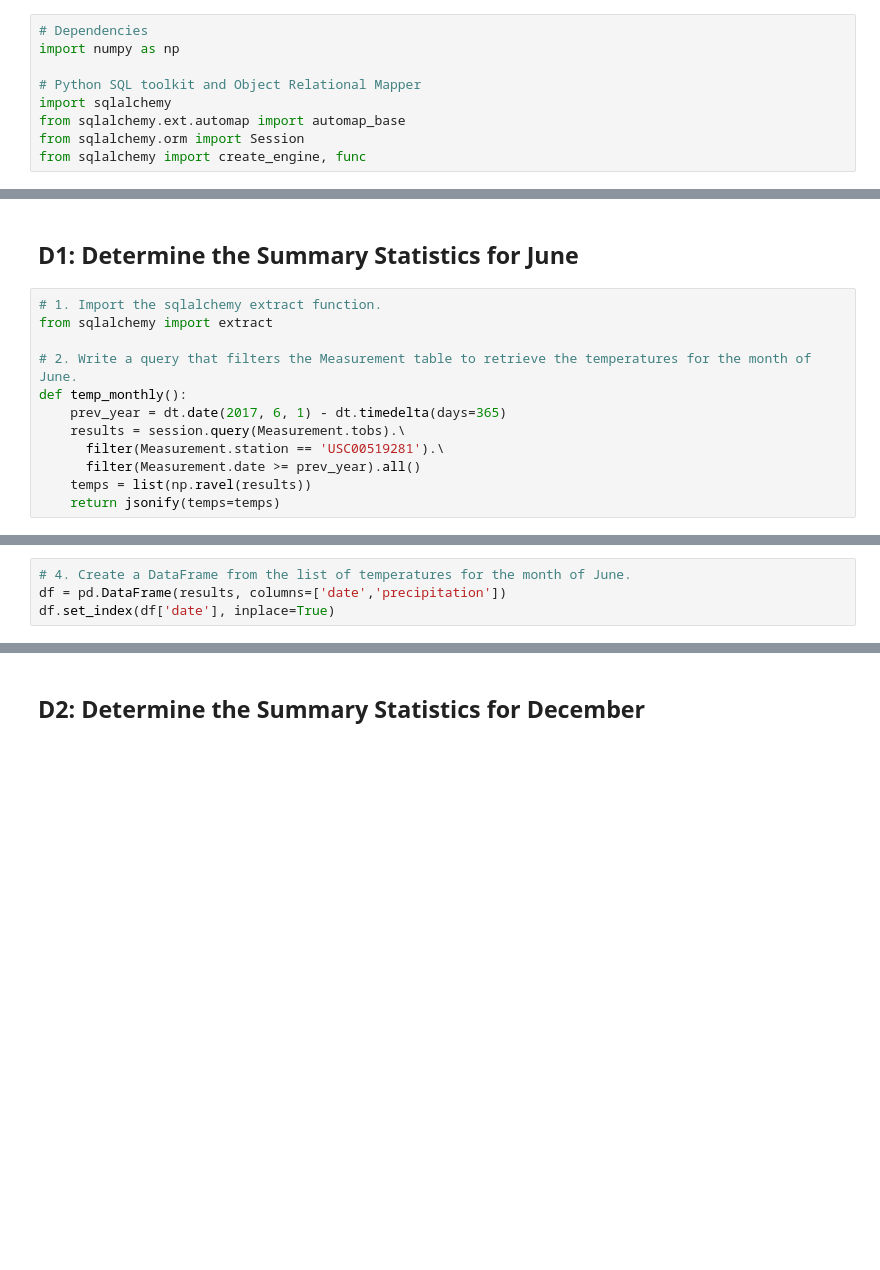
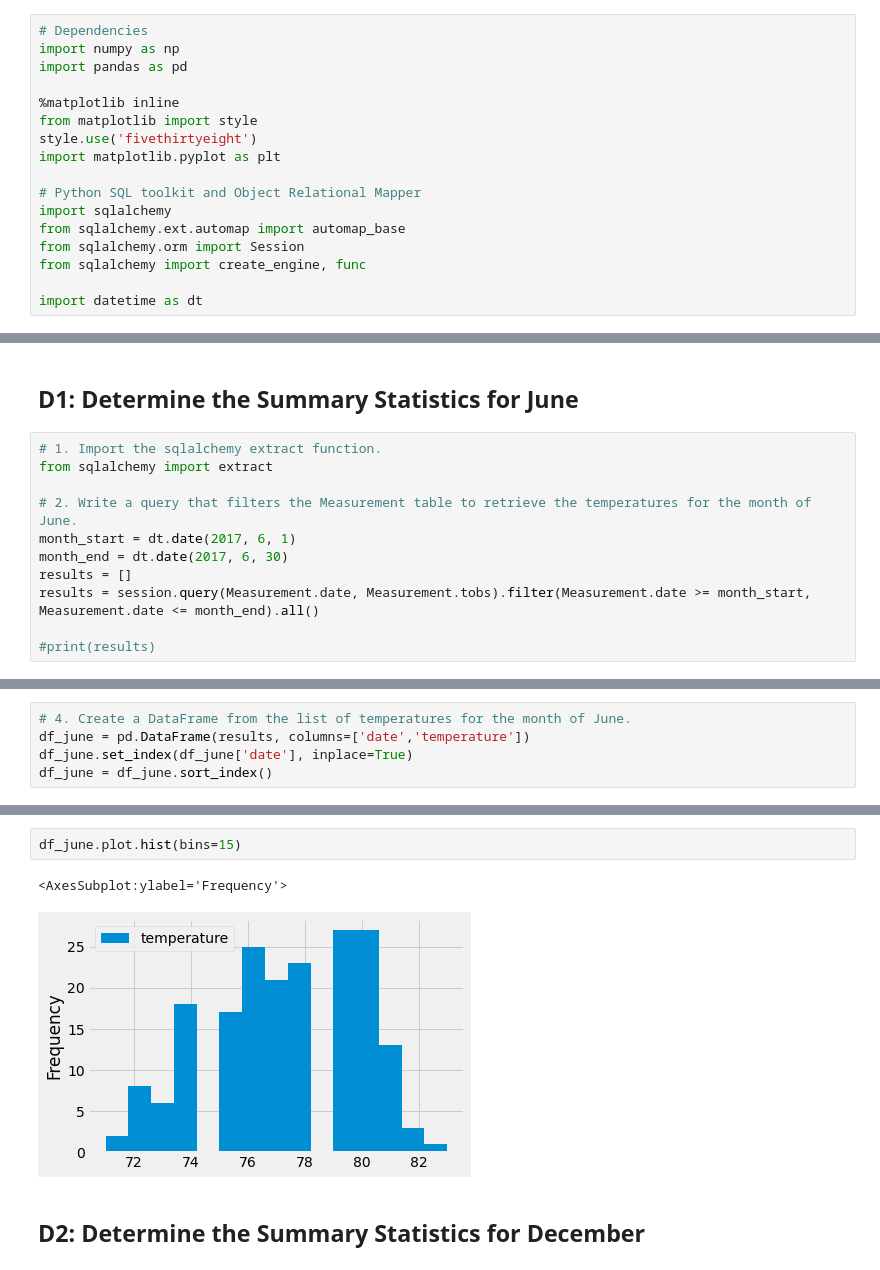
Before and after one commit to kimconrad/surfs-up, a Jupyter notebook: surfs_up_challenge.ipynb, the cells around one changed output, grey strips where cells are left out. Saved outputs shown, nothing was run; the diff lists cells and outputs as text; blank space fills up the shorter version.

```diff
--- a/surfs_up_challenge.ipynb
+++ b/surfs_up_challenge.ipynb
@@ -1,12 +1,20 @@
 # %%
 # Dependencies
 import numpy as np
+import pandas as pd
+
+%matplotlib inline
+from matplotlib import style
+style.use('fivethirtyeight')
+import matplotlib.pyplot as plt
 
 # Python SQL toolkit and Object Relational Mapper
 import sqlalchemy
 from sqlalchemy.ext.automap import automap_base
 from sqlalchemy.orm import Session
 from sqlalchemy import create_engine, func
+
+import datetime as dt
 # %%
 engine = create_engine("sqlite:///hawaii.sqlite")
 
@@ -28,10 +36,9 @@ session = Session(engine)
 from sqlalchemy import extract
 
 # 2. Write a query that filters the Measurement table to retrieve the temperatures for the month of June.
-def temp_monthly():
-    prev_year = dt.date(2017, 6, 1) - dt.timedelta(days=365)
-    results = session.query(Measurement.tobs).\
-      filter(Measurement.station == 'USC00519281').\
-      filter(Measurement.date >= prev_year).all()
-    temps = list(np.ravel(results))
-    return jsonify(temps=temps)
+month_start = dt.date(2017, 6, 1)
+month_end = dt.date(2017, 6, 30)
+results = []
+results = session.query(Measurement.date, Measurement.tobs).filter(Measurement.date >= month_start, Measurement.date <= month_end).all()
+
+#print(results)
@@ -54,4 +66,5 @@ def stats(start=None, end=None):
 # %%
 # 4. Create a DataFrame from the list of temperatures for the month of June.
-df = pd.DataFrame(results, columns=['date','precipitation'])
-df.set_index(df['date'], inplace=True)
+df_june = pd.DataFrame(results, columns=['date','temperature'])
+df_june.set_index(df_june['date'], inplace=True)
+df_june = df_june.sort_index()
@@ -65,3 +84,8 @@ NameError: name 'df' is not defined
+# %%
+df_june.plot.hist(bins=15)
+# %% [output]
+<AxesSubplot:ylabel='Frequency'>
+[figure, added]
 # %% [markdown]
 ## D2: Determine the Summary Statistics for December
 # %%
```
Also changed, not shown: parts of 10 cells of this notebook.
